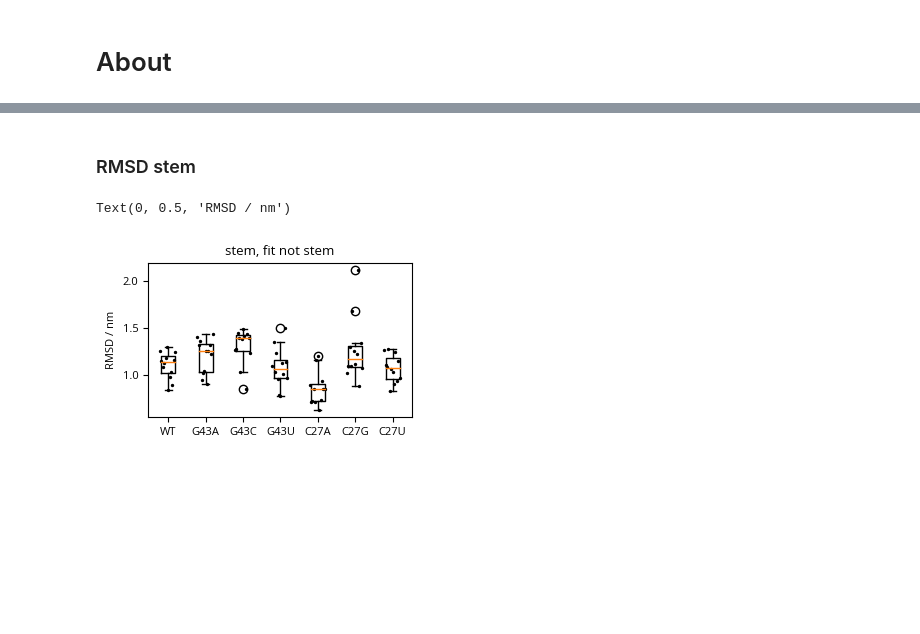
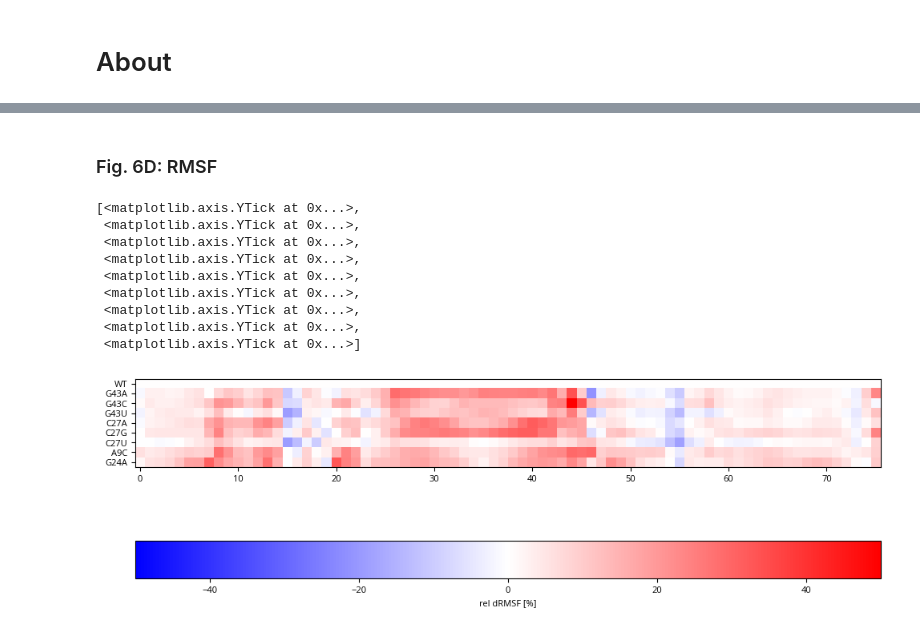
Before and after one commit to kolarlab/fakih-4bp-trnas, a Jupyter notebook: analysis/scripts/figures.ipynb, the cells around one changed output, grey strips where cells are left out. Saved outputs shown, nothing was run; the diff lists cells and outputs as text; code cells hidden in the pictures; blank space fills up the shorter version.

```diff
--- a/analysis/scripts/figures.ipynb
+++ b/analysis/scripts/figures.ipynb
@@ -6,7 +6,7 @@ import scipy.stats as stats
 # %% [markdown]
 # About
 # %%
-models = "WT G43A G43C G43U C27A C27G C27U".split()
+models = "WT G43A G43C G43U C27A C27G C27U A9C G24A".split()
 tids = [f"{i:02}" for i in range(0, 12)]
 
 plt.rcParams.update({'font.size': 8})
@@ -16,6 +16,6 @@ plt.rcParams.update({'font.family': "Open Sans"})
 # %%
 # initialize figure
-fig, ax = plt.subplots(figsize=(3.4, 2))
+fig, ax = plt.subplots(figsize=(4, 2))
 
 # initialize containers
 means_all = []
@@ -35,7 +35,7 @@ for model_i, model in enumerate(models):
     for tid in tids:
 
         # read data
-        xvg = f"../systems/{model}/hbonds.quintuple.{tid}.xvg"
+        xvg = f"../systems/{model}/hbonds.hinge.{tid}.xvg"
         times, hbonds, pairs = np.loadtxt(xvg, comments="# @ &".split()).T
 
         # normalize length of the trajectories
@@ -59,7 +59,7 @@ ax.scatter(xs, np.array(means_all).flatten(), s=2, color="black")
 ax.boxplot(means_all, positions=xs_means, widths=10, labels=models)
 
 # layout
-ax.set_title("five hinge nucleobases")
+ax.set_title("ten hinge nucleobases")
 ax.set_ylabel("H-bonds")
 # %% [output]
 Text(0, 0.5, 'H-bonds')
@@ -159,52 +179,43 @@ C27U MannwhitneyuResult(statistic=76.0, pvalue=0.8398599725400034)
 # %% [markdown]
-### RMSD stem
+### Fig. 6D: RMSF
 # %%
-# initialize figure
-fig, ax = plt.subplots(figsize=(3.4, 2))
+fig, ax = plt.subplots(figsize=(12, 8))
 
-# initialize containers
 means_all = []
-xs = []
-xs_means = []
-means = []
-rmsfs_models = []
-
-x = 0
-x_mean = 6
-gap = 15
 
 for model_i, model in enumerate(models):
 
-    means = []
+    data = []
 
     for tid in tids:
 
-        xvg = f"../systems/{model}/rmsd.stem.fitNotStem.{tid}.xvg"
-        times, rmsds = np.loadtxt(xvg, comments="# @ &".split()).T
+        # read data
+        xvg = f"../systems/{model}/rmsf.fitNotStem.b150.e250.{tid}.xvg"
+        resids, rmsfs = np.loadtxt(xvg, comments="# @ &".split()).T
 
-        # normalize length of the trajectories
-        # analyze only the later parts
-        times = times[7500:12500]
-        rmsds = rmsds[7500:12500]
+        data.append(rmsfs)
 
-        means.append(np.mean(rmsds))
+    data = np.array(data)
+    means = np.mean(data, axis=0)
+    stds = np.std(data, axis=0)
+    sterrs = stds/ len(tids)**0.5
 
-        xs.append(x)
-        x += 1
-
-    xs_means.append(x_mean)
     means_all.append(means)
 
-    x += gap
-    x_mean += (12 + gap)
+cb = ax.imshow((means_all - means_all[0])/means_all[0]*100, cmap="bwr",
+               vmin=-50, vmax=50,
+               interpolation=None)
 
-# plot
-ax.scatter(xs, np.array(means_all).flatten(), s=2, color="black")
-ax.boxplot(means_all, positions=xs_means, widths=10, labels=models)
-
-# layout
-ax.set_title("stem, fit not stem")
-ax.set_ylabel("RMSD / nm")
+plt.colorbar(cb, orientation="horizontal", label="rel dRMSF [%]")
+ax.set_yticks(ticks=range(len(models)), labels=models)
 # %% [output]
-Text(0, 0.5, 'RMSD / nm')
+[<matplotlib.axis.YTick at 0x...>,
+ <matplotlib.axis.YTick at 0x...>,
+ <matplotlib.axis.YTick at 0x...>,
+ <matplotlib.axis.YTick at 0x...>,
+ <matplotlib.axis.YTick at 0x...>,
+ <matplotlib.axis.YTick at 0x...>,
+ <matplotlib.axis.YTick at 0x...>,
+ <matplotlib.axis.YTick at 0x...>,
+ <matplotlib.axis.YTick at 0x...>]
-[figure, old version]
+[figure, new version]
```
Also changed, not shown: parts of 10 cells of this notebook.
